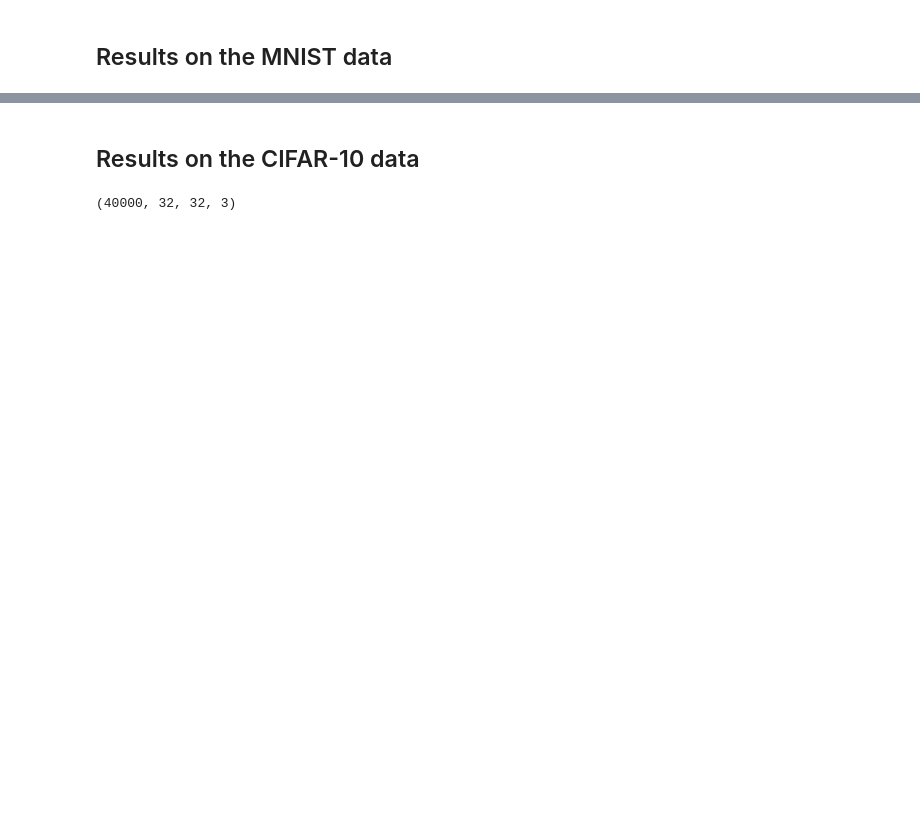
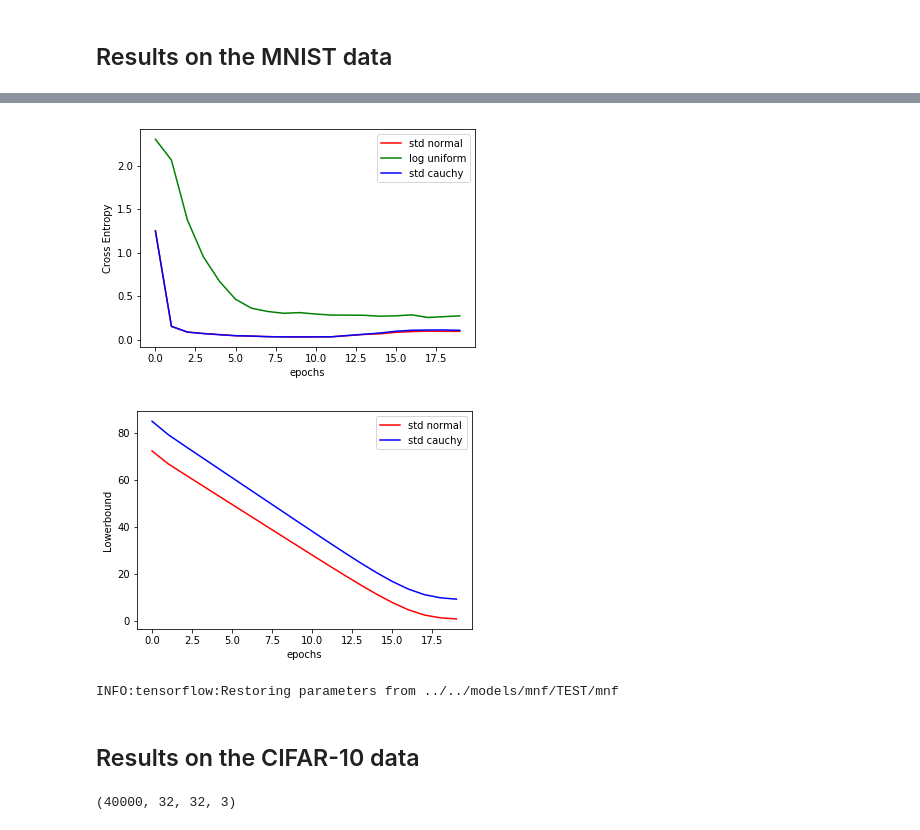
Before and after one commit to akashrajkn/waffles-and-posteriors, a Jupyter notebook: src/mnf/results.ipynb, the cells around one changed output, grey strips where cells are left out. Saved outputs shown, nothing was run; the diff lists cells and outputs as text; code cells hidden in the pictures; blank space fills up the shorter version.

```diff
--- a/src/mnf/results.ipynb
+++ b/src/mnf/results.ipynb
@@ -72,3 +127,36 @@ plot_function(weights)
+# %%
+# Entropies and lowerbounds
+
+# std normal
+with open('../../models/mnf/mnist_std_normal', 'rb') as f:
+    dictionary_sn = pickle.load(f)
+
+# log uniform
+with open('../../models/mnf/mnist_log_uniform', 'rb') as f:
+    dictionary_lu = pickle.load(f)
+
+# std cauchy
+with open('../../models/mnf/mnist_standard_cauchy', 'rb') as f:
+    dictionary_sc = pickle.load(f)
+
+
+ax_a = plt.plot(dictionary_sn['entropies'][:20], c='red', label='std normal')
+ax_b = plt.plot(dictionary_lu['entropies'], c='green', label='log uniform')
+ax_c = plt.plot(dictionary_sc['entropies'], c='blue', label='std cauchy')
+plt.legend()
+plt.xlabel('epochs')
+plt.ylabel('Cross Entropy')
+
+plt.figure()
+ax_a = plt.plot(dictionary_sn['lowerbounds'][:20], c='red', label='std normal')
+ax_c = plt.plot(dictionary_sc['lowerbounds'], c='blue', label='std cauchy')
+plt.legend()
+plt.xlabel('epochs')
+plt.ylabel('Lowerbound')
+plt.savefig('../../results/lowerbound_normal_cauchy.png')
+# %% [output]
+[figure, added]
+[figure, added]
 # %%
 weights = np.load("../../models/mnf/weights/layer1_log-uniform_clipped-alpha.npz")
 plot_function(weights)
@@ -131,3 +198,44 @@ with tf.Session() as sess:
+# %%
+from wrappers import MNFLeNet
+
+
+weights = np.load("../../models/mnf/weights/mean_layer2_log-uniform_FIXED_MNIST.npz")
+weights[(weights >= -.1) & (weights <= .1)] = 0.0
+
+
+# N, height, width, n_channels = xtrain.shape
+# iter_per_epoch = N / 100
+# input_shape = [None, height, width, n_channels]
+# model = MNFLeNet(N, input_shape=input_shape, flows_q=2, flows_r=2, use_z=False,
+#                  learn_p=True, thres_var=0.5, flow_dim_h=50)
+
+# x = tf.placeholder(tf.float32, input_shape, name='x')
+# y_ = tf.placeholder(tf.float32, [None, 10], name='y_')
+# y = model.predict(x)
+# yd = model.predict(x, sample=False)
+# pyx = tf.nn.softmax(y)
+
+with tf.Session() as sess:
+    saver = tf.train.import_meta_graph('../../models/mnf/TEST/mnf.meta')
+    saver.restore(sess, tf.train.latest_checkpoint('../../models/mnf/TEST/'))
+
+    w = [v for v in tf.trainable_variables() if v.name == "fq2_fr2_usezTrue/densemnf_2/mean_W:0"][0]
+    w_new = w.assign(tf.convert_to_tensor(weights))
+    sess.run(w_new)
+
+#     for v in tf.global_variables():
+#         print(v)
+
+#     preds = np.zeros_like(ytest)
+#     for i in xrange(10):
+#         for j in xrange(xtest.shape[0] / 100):
+#             pyxi = sess.run(pyx, feed_dict={x: xtest[j * 100:(j + 1) * 100]})
+#             preds[j * 100:(j + 1) * 100] += pyxi / 10
+#     print
+#     sample_accuracy = np.mean(np.equal(np.argmax(preds, 1), np.argmax(ytest, 1)))
+#     print '  - Sample test accuracy: {}'.format(sample_accuracy)
+# %% [output]
+INFO:tensorflow:Restoring parameters from ../../models/mnf/TEST/mnf
 # %% [markdown]
 ## Results on the CIFAR-10 data
 # %%
```
Also changed, not shown: parts of 8 cells of this notebook, 3 other files.
